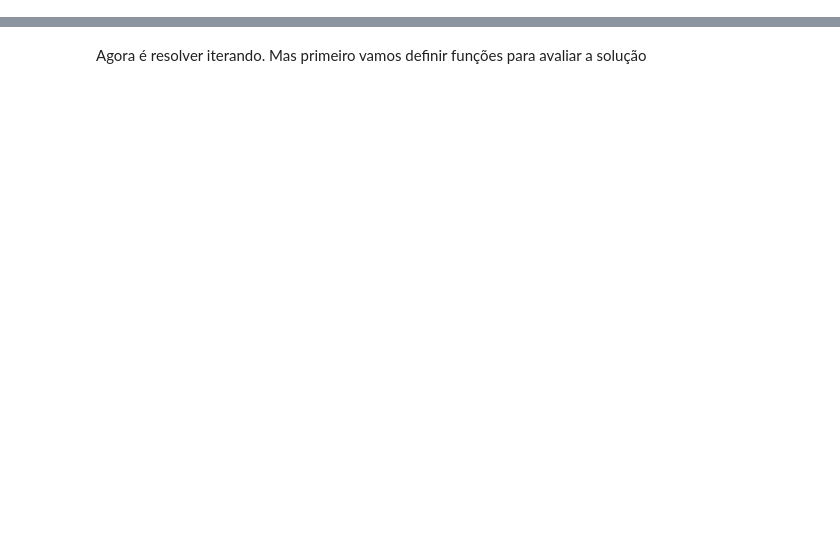
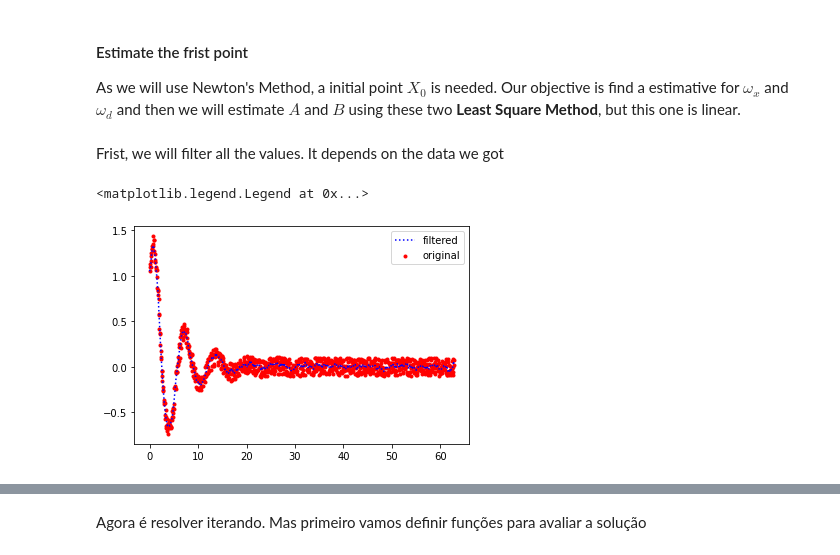
Before and after one commit to carlos-adir/UnB-Courses, a Jupyter notebook: vibracoes/estimar_parametros_oscilacao.ipynb, the cells around one changed output, grey strips where cells are left out. Drawn from its saved outputs; the diff is of its cells as text; code cells hidden in the pictures; blank space fills up the shorter version.

```diff
--- a/vibracoes/estimar_parametros_oscilacao.ipynb
+++ b/vibracoes/estimar_parametros_oscilacao.ipynb
@@ -430,0 +315,27 @@ X estimado =  [0.93821634 1.09041577 0.1623033  0.9551168 ]
+# %% [markdown]
+#### Estimate the frist point
+
+As we will use Newton's Method, a initial point $X_{0}$ is needed.
+Our objective is find a estimative for $\omega_{x}$ and $\omega_{d}$ and then we will estimate $A$ and $B$ using these two **Least Square Method**, but this one is linear.
+# %% [markdown]
+Frist, we will filter all the values. It depends on the data we got
+# %%
+def filter(xvalues: np.ndarray):
+    n = len(xvalues)
+    b = n//200
+    xfiltered = np.zeros(xvalues.shape)
+    for i in range(b):
+        xfiltered[i] = np.mean(xvalues[:i+1])
+    for i in range(b, n-b):
+        xfiltered[i] = np.mean(xvalues[i-b:i+b])
+    for i in range(n-b, n):
+        xfiltered[i] = np.mean(xvalues[i:])
+    return xfiltered
+
+xfiltered = filter(xsample)
+plt.scatter(tsample, xsample, marker=".", color="red", label="original")
+plt.plot(tsample, xfiltered, ls='dotted', color="blue", label="filtered")
+plt.legend()
+# %% [output]
+<matplotlib.legend.Legend at 0x...>
+[figure, added]
```
Also changed, not shown: parts of 69 cells of this notebook.
